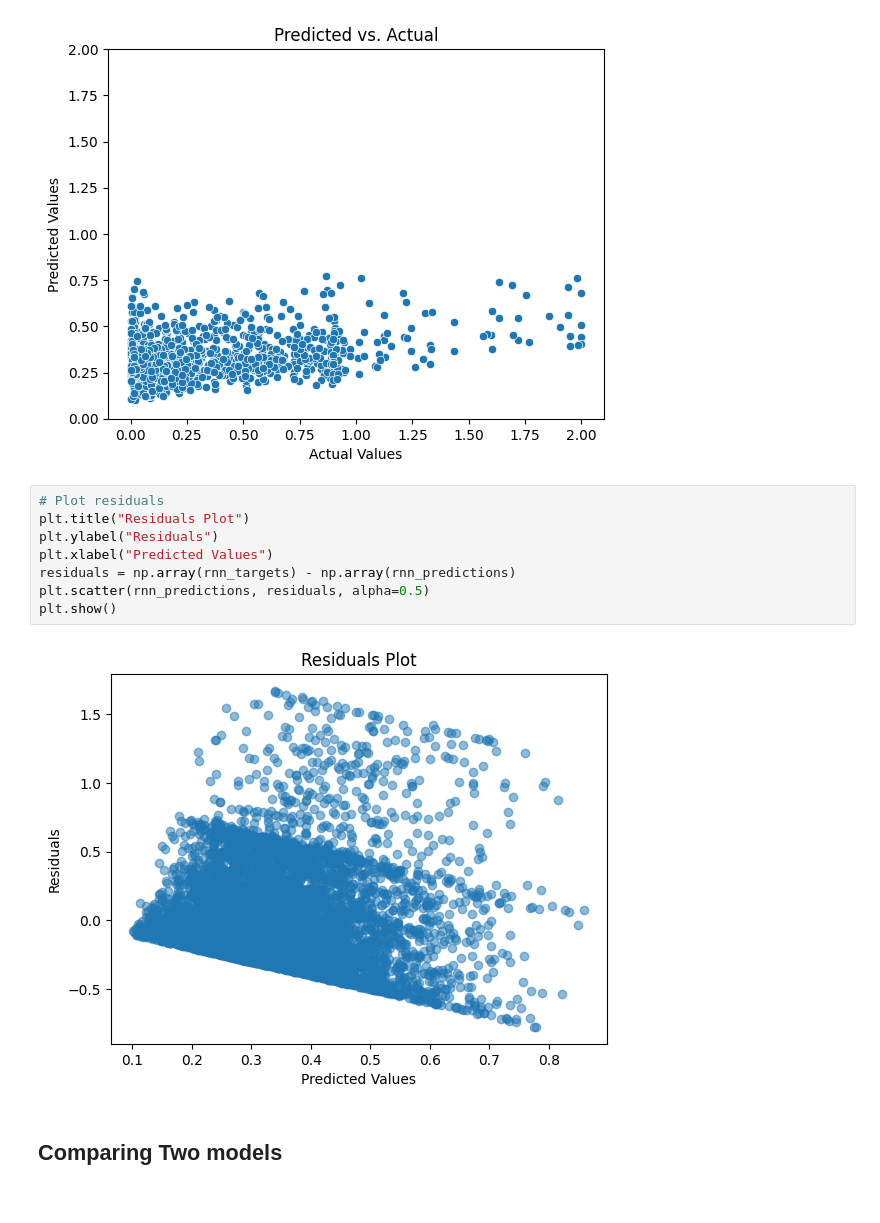
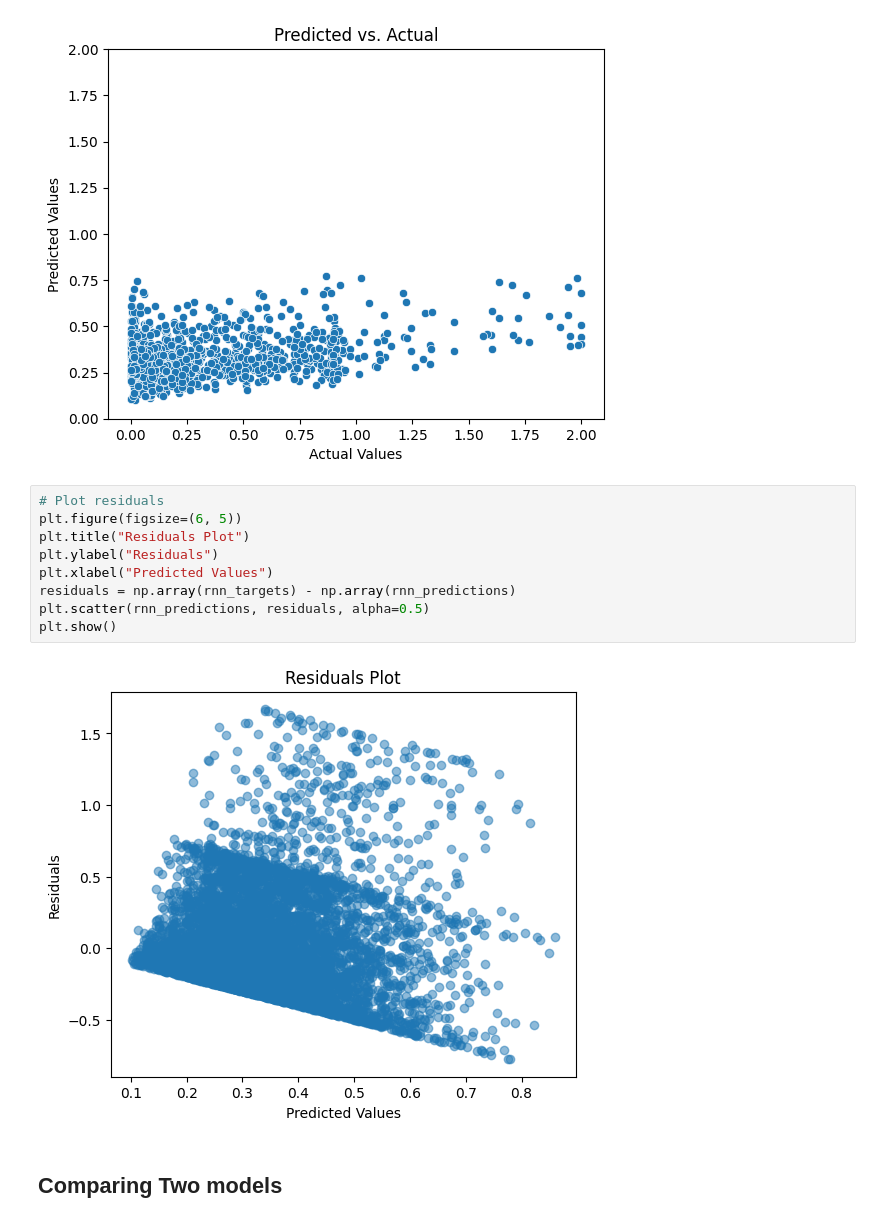
Before and after one commit to zybecker/DS-5500, a Jupyter notebook: RNN_Model/NN_final_models.ipynb, the cells around one changed output. Drawn from its saved outputs; the diff is of its cells as text.

```diff
--- a/RNN_Model/NN_final_models.ipynb
+++ b/RNN_Model/NN_final_models.ipynb
@@ -379,14 +380,15 @@ plt.show()
 [figure]
 # %%
 # Plot residuals
+plt.figure(figsize=(6, 5))
 plt.title("Residuals Plot")
 plt.ylabel("Residuals")
 plt.xlabel("Predicted Values")
 residuals = np.array(rnn_targets) - np.array(rnn_predictions)
 plt.scatter(rnn_predictions, residuals, alpha=0.5)
 plt.show()
 # %% [output]
-[figure, old version]
+[figure, new version]
 # %% [markdown]
 ## Comparing Two models
 # %%
```
Also changed, not shown: parts of 1 cell of this notebook.
